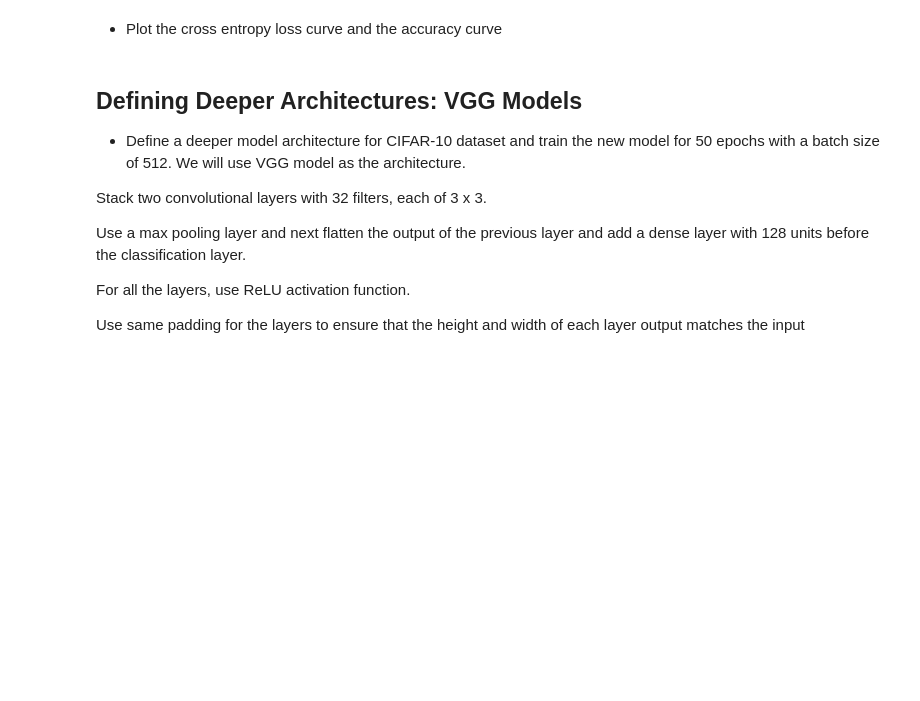
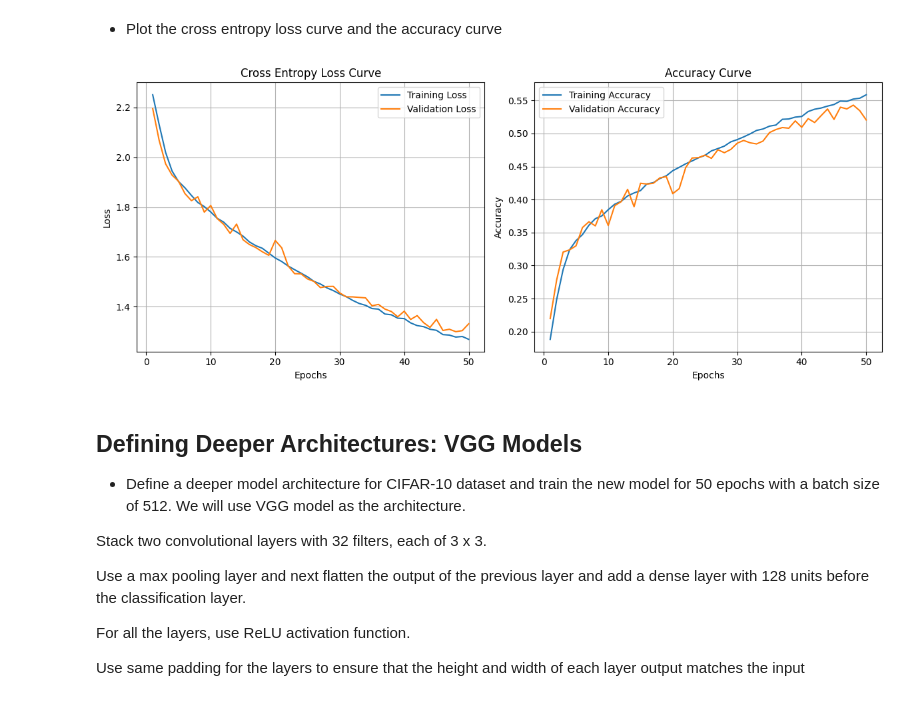
Before and after one commit to TiagoBorges-lab/lab-image-classification-using-convolutional-neural-networks, a Jupyter notebook: main.ipynb, the cells around one changed output. Cells and saved outputs as stored; diff of their text form; code cells hidden in the pictures; blank space fills up the shorter version.

```diff
--- a/main.ipynb
+++ b/main.ipynb
@@ -158,0 +157,19 @@ Model: "sequential"
+# %%
+from re import VERBOSE
+# Your code here : Complie and train the model.
+from tensorflow.keras.optimizers import SGD
+
+#model.compile
+model.compile(
+    loss = 'categorical_crossentropy',
+    optimizer = SGD(learning_rate=0.01),
+    metrics = ['accuracy']
+)
+#to train the model
+history = model.fit(
+    x_train, y_train_onehot,
+    epochs = 50,
+    batch_size = 512,
+    validation_data = (x_test, y_test_onehot),
+    verbose = 1
+)
@@ -162,0 +196,36 @@ Model: "sequential"
+# %%
+# Your code here : Cross Entropy
+
+#retrive values from history obj
+loss = history.history['loss']
+val_loss = history.history['val_loss']
+acc = history.history['accuracy']
+val_acc = history.history['val_accuracy']
+
+epochs = range(1, len(loss) + 1)
+
+#plot
+plt.figure(figsize = (12, 5))
+plt.subplot(1, 2, 1)
+plt.plot(epochs, loss, label = 'Training Loss')
+plt.plot(epochs, val_loss, label = 'Validation Loss')
+plt.title('Cross Entropy Loss Curve')
+plt.xlabel('Epochs')
+plt.ylabel('Loss')
+plt.legend()
+plt.grid(True)
+
+# Plot Accuracy
+plt.subplot(1, 2, 2)
+plt.plot(epochs, acc, label='Training Accuracy')
+plt.plot(epochs, val_acc, label='Validation Accuracy')
+plt.title('Accuracy Curve')
+plt.xlabel('Epochs')
+plt.ylabel('Accuracy')
+plt.legend()
+plt.grid(True)
+
+plt.tight_layout()
+plt.show()
+# %% [output]
+[figure, added]
```
Also changed, not shown: parts of 15 cells of this notebook.
